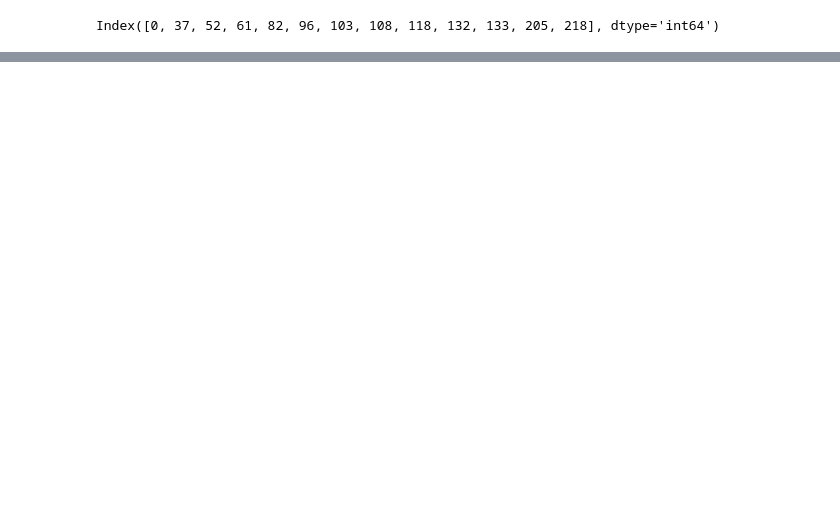
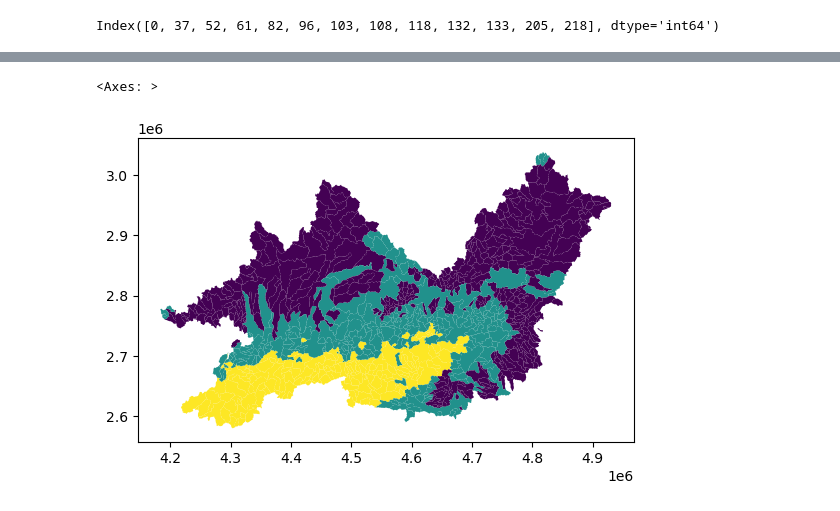
Before and after one commit to tripleUU-U/lamah-ce_lstm, a Jupyter notebook: analysis/probing.ipynb, the cells around one changed output, grey strips where cells are left out. Cells and saved outputs as stored; diff of their text form; code cells hidden in the pictures; blank space fills up the shorter version.

```diff
--- a/analysis/probing.ipynb
+++ b/analysis/probing.ipynb
@@ -162,0 +157,17 @@ sns.heatmap(non_zero_w, ax=ax)
+# %%
+import geopandas as gpd
+from sklearn.cluster import KMeans
+
+lamah_gdf = gpd.read_file("/home/wuhlmann/BA/data/raw_data/2_LamaH-CE_daily/B_basins_intermediate_all/3_shapefiles/Basins_B.shp")
+lamah_gdf.set_index("ID", inplace=True)
+lamah_gdf.sort_index(ascending=True, inplace=True)
+
+kmeans = KMeans(3, random_state=42)
+
+probe_weights_labels = kmeans.fit_predict(weights_df)
+
+lamah_gdf["probe_labels"] = probe_weights_labels
+lamah_gdf.plot(column="probe_labels")
+# %% [output]
+<Axes: >
+[figure, added]
```
Also changed, not shown: parts of 6 cells of this notebook, 7 other files.
